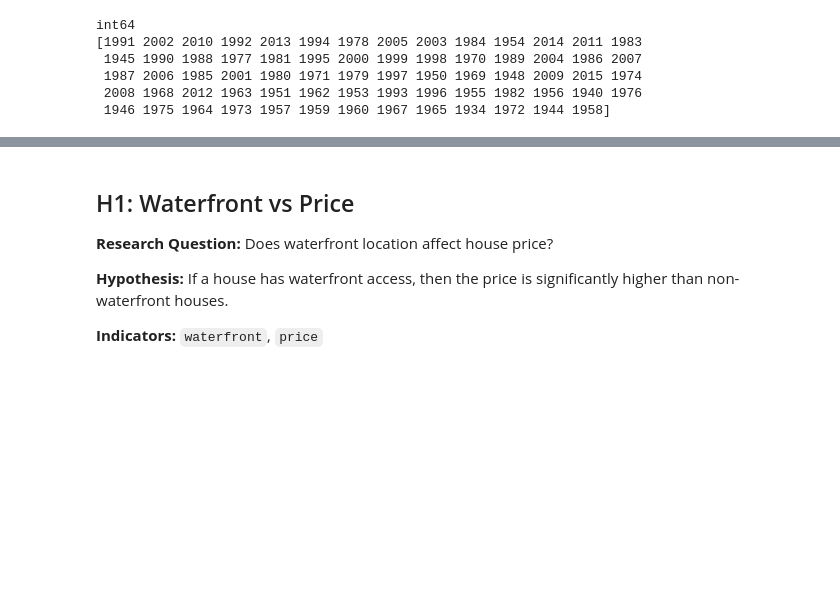
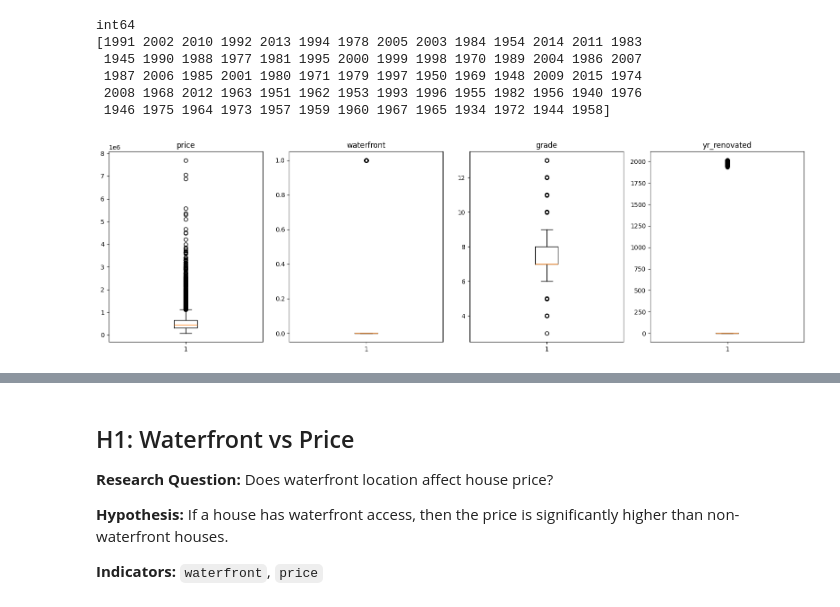
Before and after one commit to YasinBozkir/my_first_eda_project, a Jupyter notebook: EDA.ipynb, the cells around one changed output, grey strips where cells are left out. Cells and saved outputs as stored; diff of their text form; code cells hidden in the pictures; blank space fills up the shorter version.

```diff
--- a/EDA.ipynb
+++ b/EDA.ipynb
@@ -242,3 +242,16 @@ int64
  1987 2006 1985 2001 1980 1971 1979 1997 1950 1969 1948 2009 2015 1974
  2008 1968 2012 1963 1951 1962 1953 1993 1996 1955 1982 1956 1940 1976
  1946 1975 1964 1973 1957 1959 1960 1967 1965 1934 1972 1944 1958]
+# %%
+cols = ['price', 'waterfront', 'grade', 'yr_renovated']
+
+fig, axes = plt.subplots(1, 4, figsize=(16, 5))
+
+for ax, col in zip(axes, cols):
+    ax.boxplot(df[col].dropna())
+    ax.set_title(col)
+
+plt.tight_layout()
+plt.show()
+# %% [output]
+[figure, added]
```
Also changed, not shown: parts of 2 cells of this notebook.
